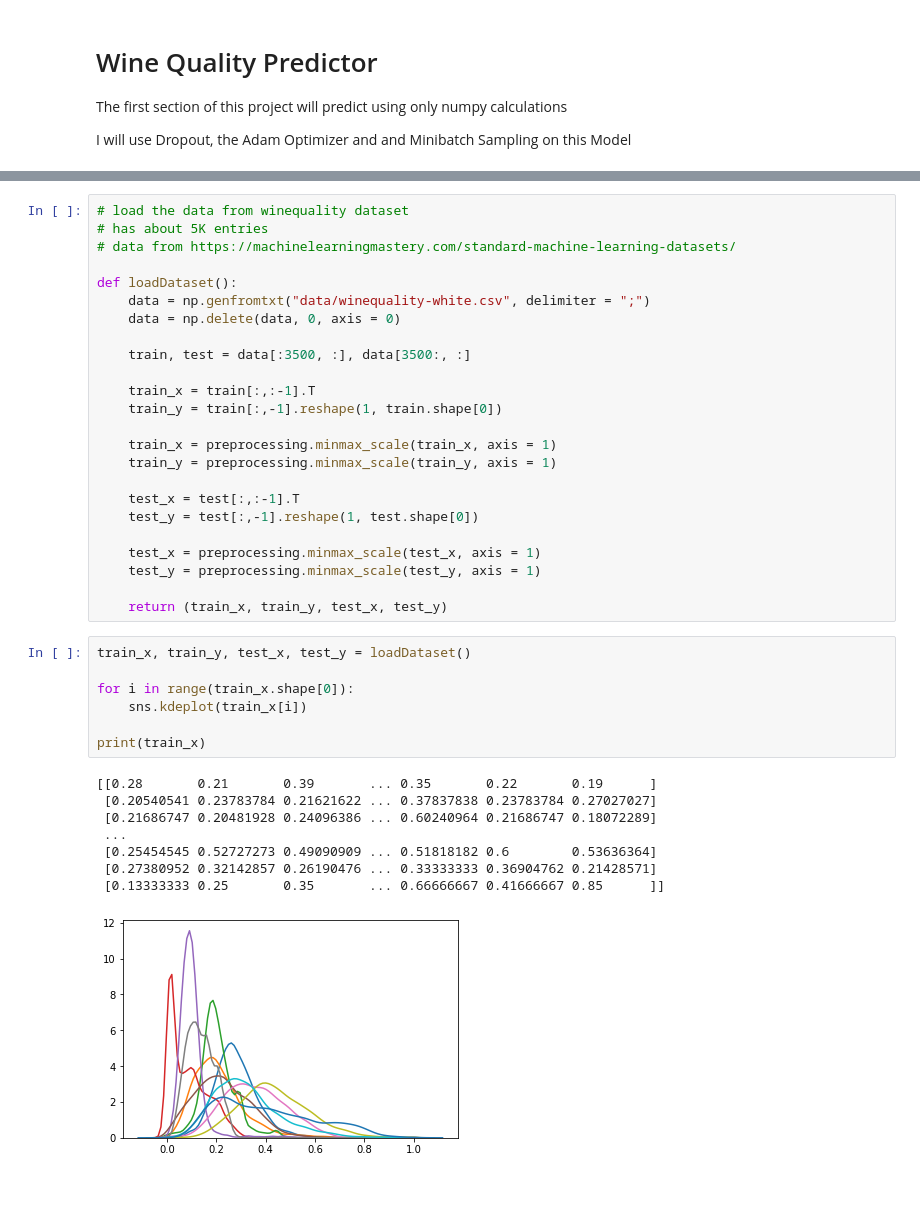
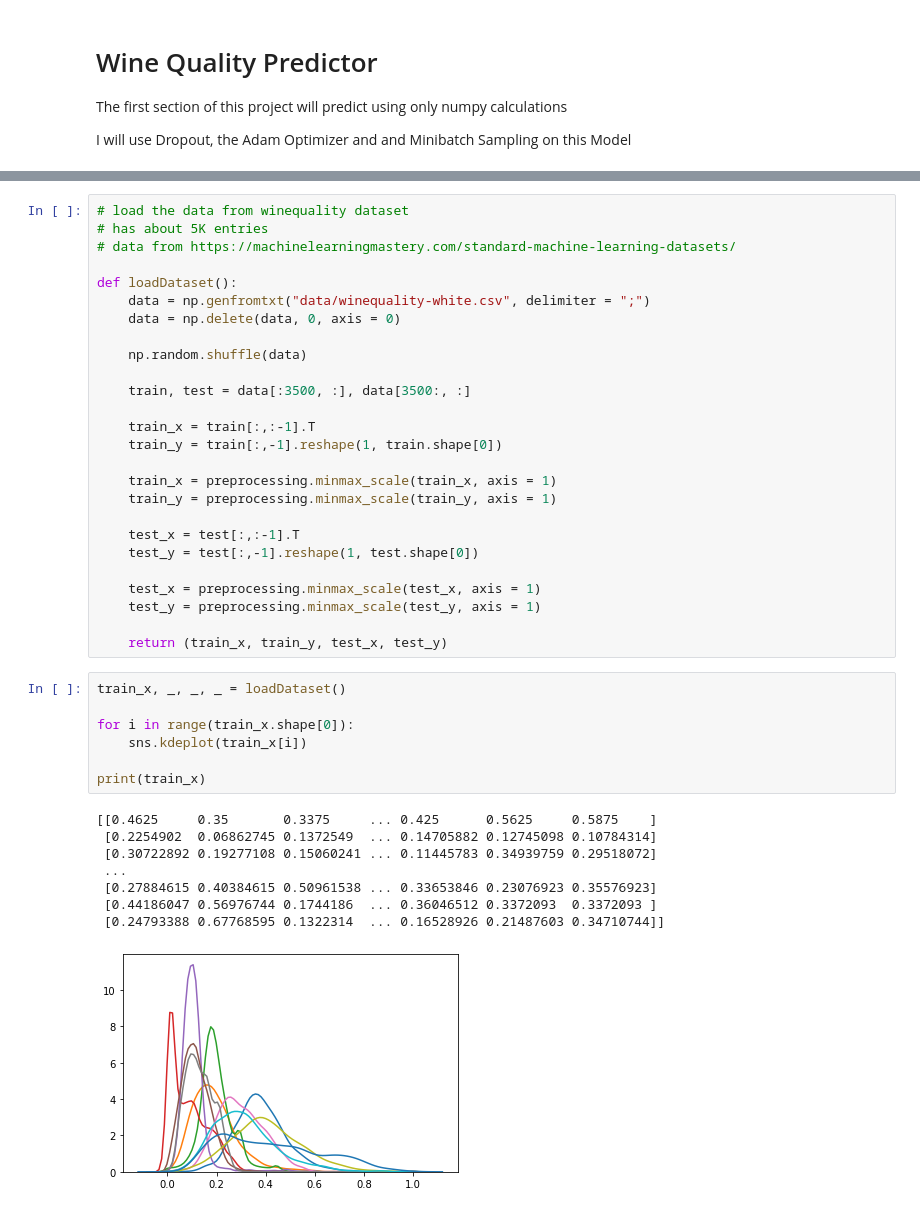
Before and after one commit to ERogalla/DLRepo, a Jupyter notebook: wineQuality/WineQualityPredictor.ipynb, the cells around one changed output, grey strips where cells are left out. Saved outputs shown, nothing was run; the diff lists cells and outputs as text.

```diff
--- a/wineQuality/WineQualityPredictor.ipynb
+++ b/wineQuality/WineQualityPredictor.ipynb
@@ -18,6 +25,8 @@ import seaborn as sns
 def loadDataset():
     data = np.genfromtxt("data/winequality-white.csv", delimiter = ";")
     data = np.delete(data, 0, axis = 0)
+
+    np.random.shuffle(data)
 
     train, test = data[:3500, :], data[3500:, :]
 
@@ -35,18 +44,18 @@ def loadDataset():
 
     return (train_x, train_y, test_x, test_y)
 # %%
-train_x, train_y, test_x, test_y = loadDataset()
+train_x, _, _, _ = loadDataset()
 
 for i in range(train_x.shape[0]):
     sns.kdeplot(train_x[i])
 
 print(train_x)
 # %% [output]
-[[0.28       0.21       0.39       ... 0.35       0.22       0.19      ]
- [0.20540541 0.23783784 0.21621622 ... 0.37837838 0.23783784 0.27027027]
- [0.21686747 0.20481928 0.24096386 ... 0.60240964 0.21686747 0.18072289]
+[[0.4625     0.35       0.3375     ... 0.425      0.5625     0.5875    ]
+ [0.2254902  0.06862745 0.1372549  ... 0.14705882 0.12745098 0.10784314]
+ [0.30722892 0.19277108 0.15060241 ... 0.11445783 0.34939759 0.29518072]
  ...
- [0.25454545 0.52727273 0.49090909 ... 0.51818182 0.6        0.53636364]
- [0.27380952 0.32142857 0.26190476 ... 0.33333333 0.36904762 0.21428571]
- [0.13333333 0.25       0.35       ... 0.66666667 0.41666667 0.85      ]]
+ [0.27884615 0.40384615 0.50961538 ... 0.33653846 0.23076923 0.35576923]
+ [0.44186047 0.56976744 0.1744186  ... 0.36046512 0.3372093  0.3372093 ]
+ [0.24793388 0.67768595 0.1322314  ... 0.16528926 0.21487603 0.34710744]]
-[figure, old version]
+[figure, new version]
```
Also changed, not shown: parts of 5 cells of this notebook.
